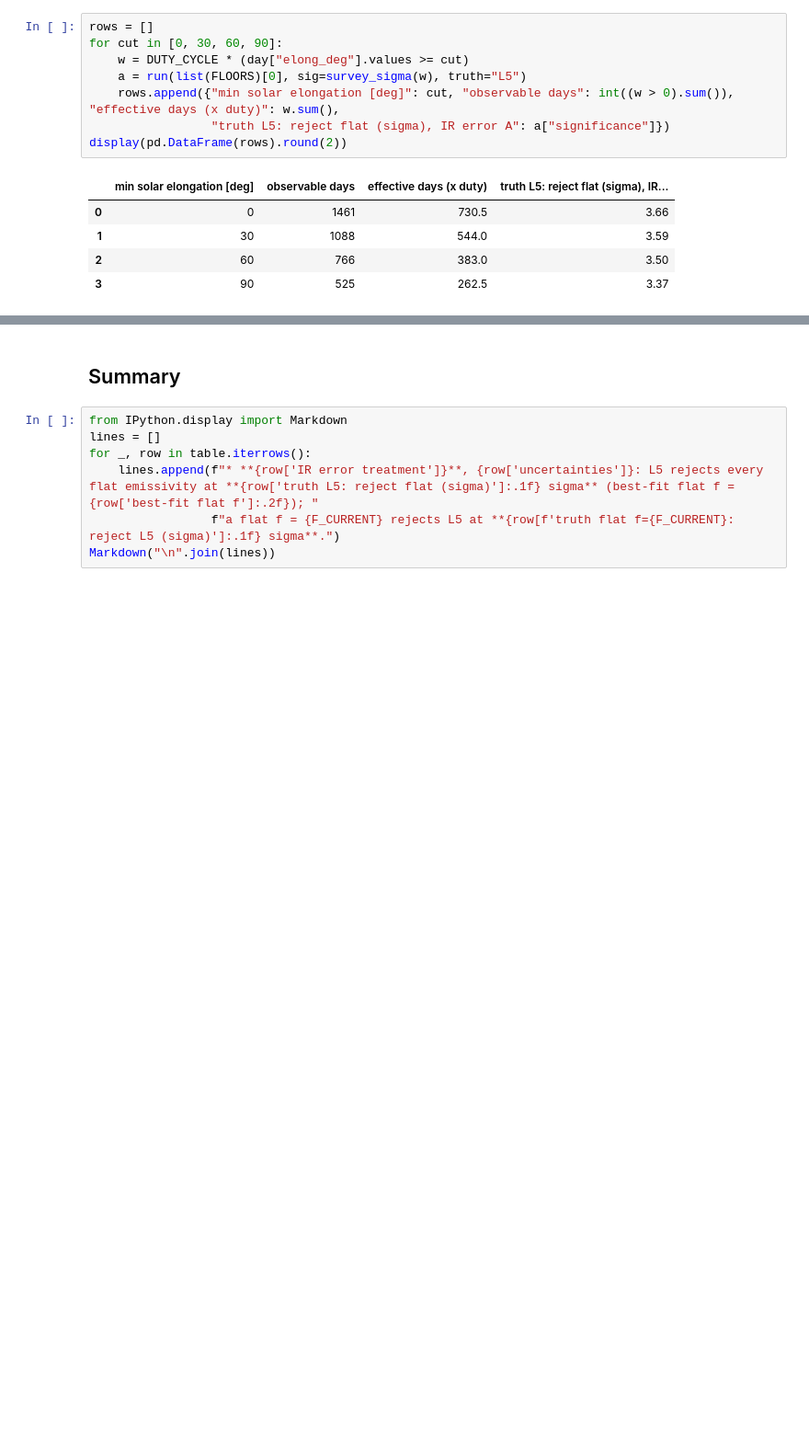
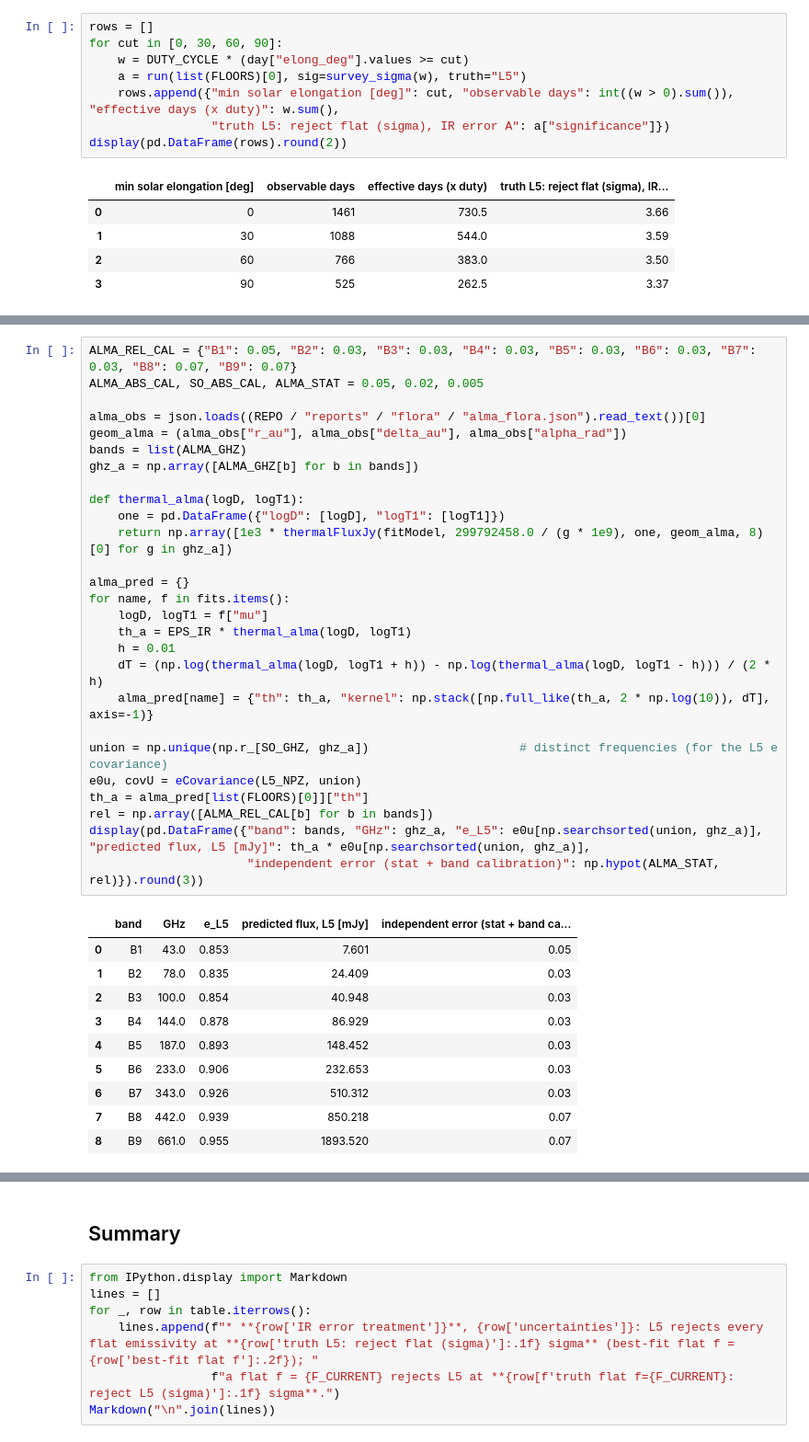
Before and after one commit to Sulla2012/atm_scattering, a Jupyter notebook: notebooks/so_flora_forecast.ipynb, the cells around one changed output, grey strips where cells are left out. Shown at 92% size. Drawn from its saved outputs; the diff is of its cells as text; blank space fills up the shorter version.

```diff
--- a/notebooks/so_flora_forecast.ipynb
+++ b/notebooks/so_flora_forecast.ipynb
@@ -333,0 +346,38 @@ display(pd.DataFrame(rows).round(2))
+# %%
+ALMA_REL_CAL = {"B1": 0.05, "B2": 0.03, "B3": 0.03, "B4": 0.03, "B5": 0.03, "B6": 0.03, "B7": 0.03, "B8": 0.07, "B9": 0.07}
+ALMA_ABS_CAL, SO_ABS_CAL, ALMA_STAT = 0.05, 0.02, 0.005
+
+alma_obs = json.loads((REPO / "reports" / "flora" / "alma_flora.json").read_text())[0]
+geom_alma = (alma_obs["r_au"], alma_obs["delta_au"], alma_obs["alpha_rad"])
+bands = list(ALMA_GHZ)
+ghz_a = np.array([ALMA_GHZ[b] for b in bands])
+
+def thermal_alma(logD, logT1):
+    one = pd.DataFrame({"logD": [logD], "logT1": [logT1]})
+    return np.array([1e3 * thermalFluxJy(fitModel, 299792458.0 / (g * 1e9), one, geom_alma, 8)[0] for g in ghz_a])
+
+alma_pred = {}
+for name, f in fits.items():
+    logD, logT1 = f["mu"]
+    th_a = EPS_IR * thermal_alma(logD, logT1)
+    h = 0.01
+    dT = (np.log(thermal_alma(logD, logT1 + h)) - np.log(thermal_alma(logD, logT1 - h))) / (2 * h)
+    alma_pred[name] = {"th": th_a, "kernel": np.stack([np.full_like(th_a, 2 * np.log(10)), dT], axis=-1)}
+
+union = np.unique(np.r_[SO_GHZ, ghz_a])                     # distinct frequencies (for the L5 e covariance)
+e0u, covU = eCovariance(L5_NPZ, union)
+th_a = alma_pred[list(FLOORS)[0]]["th"]
+rel = np.array([ALMA_REL_CAL[b] for b in bands])
+display(pd.DataFrame({"band": bands, "GHz": ghz_a, "e_L5": e0u[np.searchsorted(union, ghz_a)], "predicted flux, L5 [mJy]": th_a * e0u[np.searchsorted(union, ghz_a)],
+                      "independent error (stat + band calibration)": np.hypot(ALMA_STAT, rel)}).round(3))
+# %% [output]
+|  | band | GHz | e_L5 | predicted flux, L5 [mJy] | independent error (stat + band ca... |
+| 0 | B1 | 43.0 | 0.853 | 7.601 | 0.05 |
+| 1 | B2 | 78.0 | 0.835 | 24.409 | 0.03 |
+| 2 | B3 | 100.0 | 0.854 | 40.948 | 0.03 |
+| 3 | B4 | 144.0 | 0.878 | 86.929 | 0.03 |
+| 4 | B5 | 187.0 | 0.893 | 148.452 | 0.03 |
+| 5 | B6 | 233.0 | 0.906 | 232.653 | 0.03 |
+| 6 | B7 | 343.0 | 0.926 | 510.312 | 0.03 |
+| 7 | B8 | 442.0 | 0.939 | 850.218 | 0.07 |
+| 8 | B9 | 661.0 | 0.955 | 1893.520 | 0.07 |
```
Also changed, not shown: parts of 6 cells of this notebook, 3 other files.
